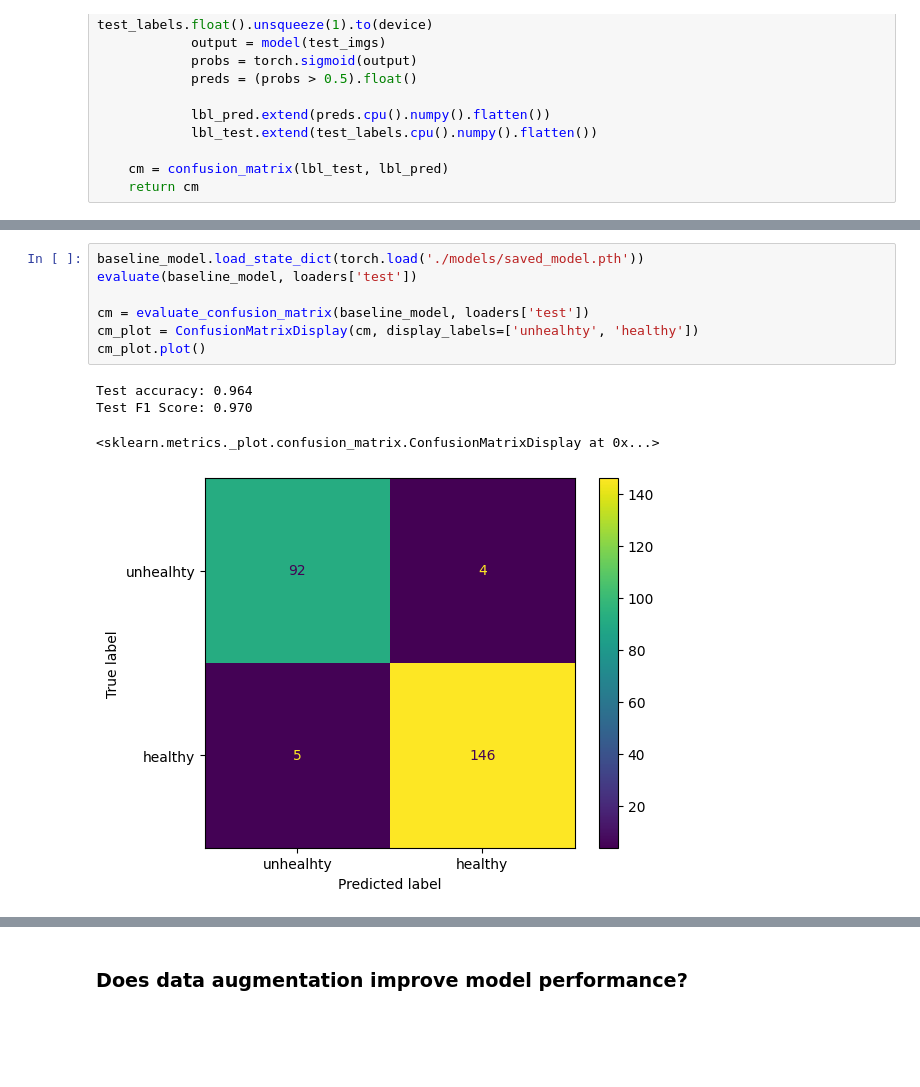
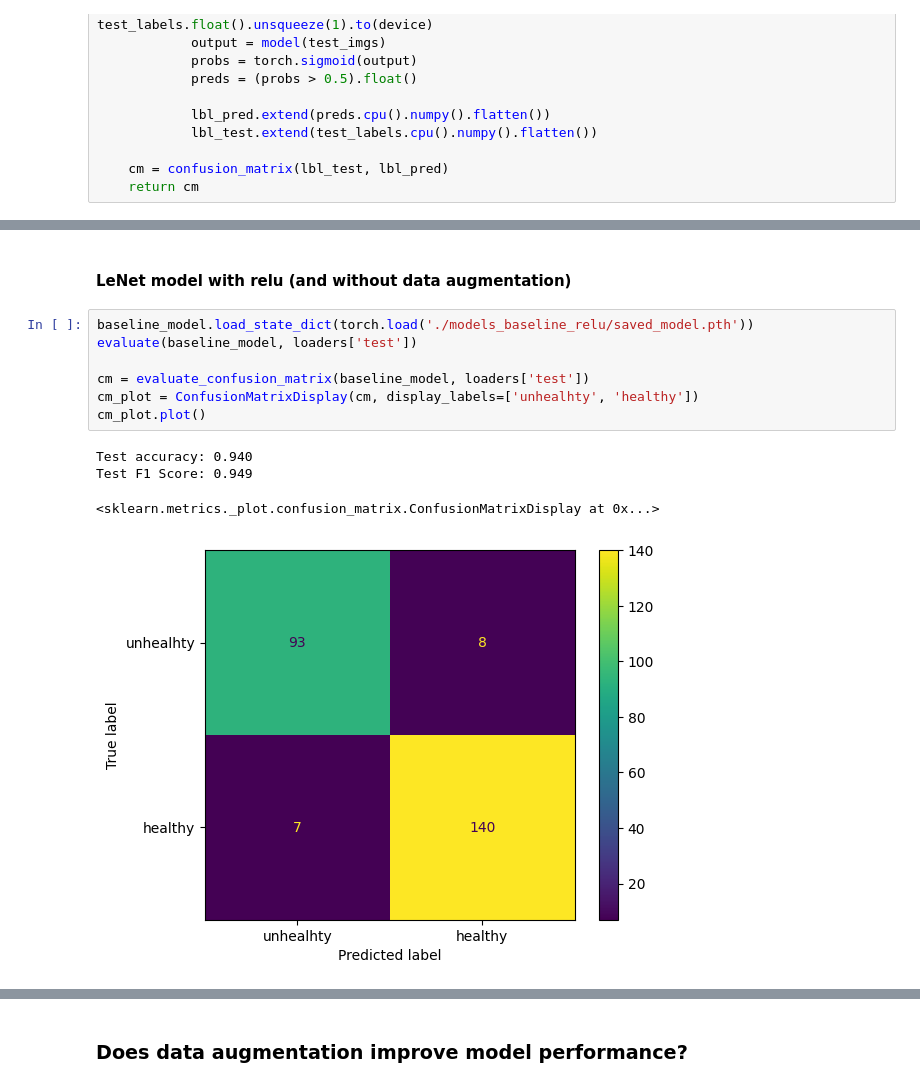
Before and after one commit to reascr/MSC-in-IT-and-Cognition, a Jupyter notebook: AppliedAI/Second_assignment_dataset_3.ipynb, the cells around one changed output, grey strips where cells are left out. Drawn from its saved outputs; the diff is of its cells as text; blank space fills up the shorter version.

```diff
--- a/AppliedAI/Second_assignment_dataset_3.ipynb
+++ b/AppliedAI/Second_assignment_dataset_3.ipynb
@@ -936,13 +813,15 @@ Total training time: 2.0300549546877544 minutes
+# %% [markdown]
+#### LeNet model with relu (and without data augmentation)
 # %%
-baseline_model.load_state_dict(torch.load('./models/saved_model.pth'))
+baseline_model.load_state_dict(torch.load('./models_baseline_relu/saved_model.pth'))
 evaluate(baseline_model, loaders['test'])
 
 cm = evaluate_confusion_matrix(baseline_model, loaders['test'])
 cm_plot = ConfusionMatrixDisplay(cm, display_labels=['unhealhty', 'healthy'])
 cm_plot.plot()
 # %% [output]
-Test accuracy: 0.964
-Test F1 Score: 0.970
+Test accuracy: 0.940
+Test F1 Score: 0.949
 <sklearn.metrics._plot.confusion_matrix.ConfusionMatrixDisplay at 0x...>
-[figure, old version]
+[figure, new version]
 # %%
```
Also changed, not shown: parts of 13 cells of this notebook.
